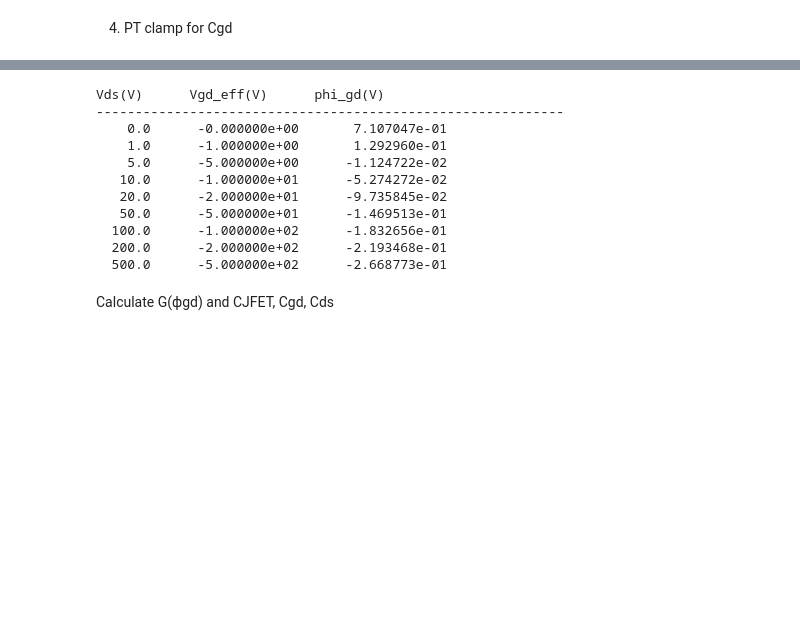
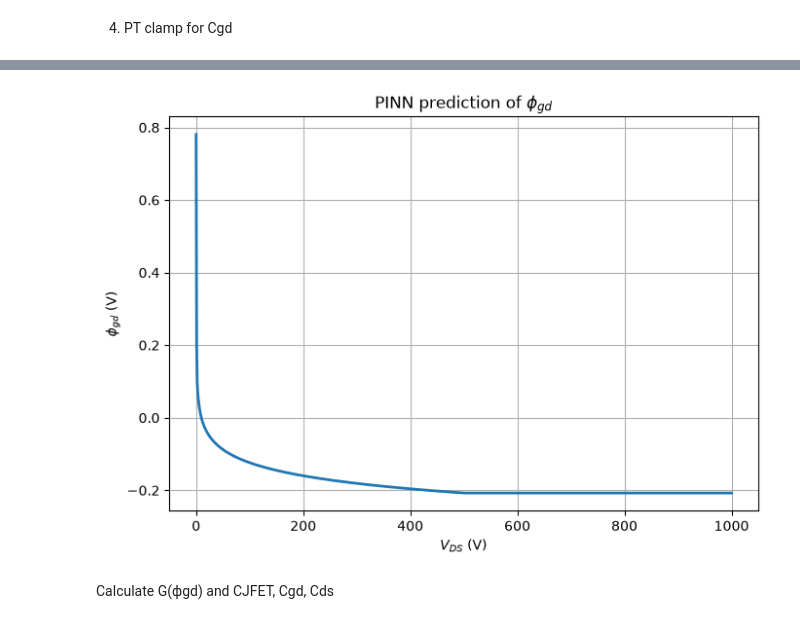
Before and after one commit to JyunKaisaki/Neural-Network_Internship_2026, a Jupyter notebook: .github/src/PINN_CV.ipynb, the cells around one changed output, grey strips where cells are left out. Drawn from its saved outputs; the diff is of its cells as text; code cells hidden in the pictures; blank space fills up the shorter version.

```diff
--- a/.github/src/PINN_CV.ipynb
+++ b/.github/src/PINN_CV.ipynb
@@ -312,26 +332,21 @@ Surface-potential PINN loaded successfully.
 
 N_CV = 1001
 
-
 Vds_cv = torch.linspace(
     0.0,
     1000.0,
     N_CV,
     dtype=dtype,
-    device=device,
-).reshape(
-    -1,
-    1
-)
+    device=device
+).reshape(-1, 1)
 
 
-# Fixed gate voltage
+# Measurement condition
 VGS_CV = 0.0
-
 
 Vgs_cv = torch.full_like(
     Vds_cv,
-    VGS_CV,
+    VGS_CV
 )
 # %% [markdown]
 4. PT clamp for Cgd
@@ -523,49 +488,33 @@ phi_gd range = -0.26687729358673096 to 0.7107047438621521 V
 # %%
-print(
-    "Vds(V)      "
-    "Vgd_eff(V)      "
-    "phi_gd(V)"
+plt.figure(
+    figsize=(7, 5)
 )
 
-print("-" * 60)
+plt.plot(
+    Vds_cv.cpu().numpy(),
+    phi_gd_PINN.cpu().numpy(),
+    linewidth=2
+)
 
+plt.xlabel(
+    r"$V_{DS}$ (V)"
+)
 
-for V in [
-    0.0,
-    1.0,
-    5.0,
-    10.0,
-    20.0,
-    50.0,
-    100.0,
-    200.0,
-    500.0,
-]:
+plt.ylabel(
+    r"$\phi_{gd}$ (V)"
+)
 
-    idx = torch.argmin(
-        torch.abs(
-            Vds_cv.flatten()
-            - V
-        )
-    )
+plt.title(
+    r"PINN prediction of $\phi_{gd}$"
+)
 
-    print(
-        f"{V:7.1f}      "
-        f"{Vgd_eff[idx].item(): .6e}      "
-        f"{phi_gd[idx].item(): .6e}"
-    )
+plt.grid(True)
+
+plt.tight_layout()
+
+plt.show()
 # %% [output]
-Vds(V)      Vgd_eff(V)      phi_gd(V)
-------------------------------------------------------------
-    0.0      -0.000000e+00       7.107047e-01
-    1.0      -1.000000e+00       1.292960e-01
-    5.0      -5.000000e+00      -1.124722e-02
-   10.0      -1.000000e+01      -5.274272e-02
-   20.0      -2.000000e+01      -9.735845e-02
-   50.0      -5.000000e+01      -1.469513e-01
-  100.0      -1.000000e+02      -1.832656e-01
-  200.0      -2.000000e+02      -2.193468e-01
-  500.0      -5.000000e+02      -2.668773e-01
+[figure, added]
 # %% [markdown]
 Calculate G(ϕgd) and CJFET, Cgd, Cds
 # %%
```
Also changed, not shown: parts of 13 cells of this notebook, 4 other files.
